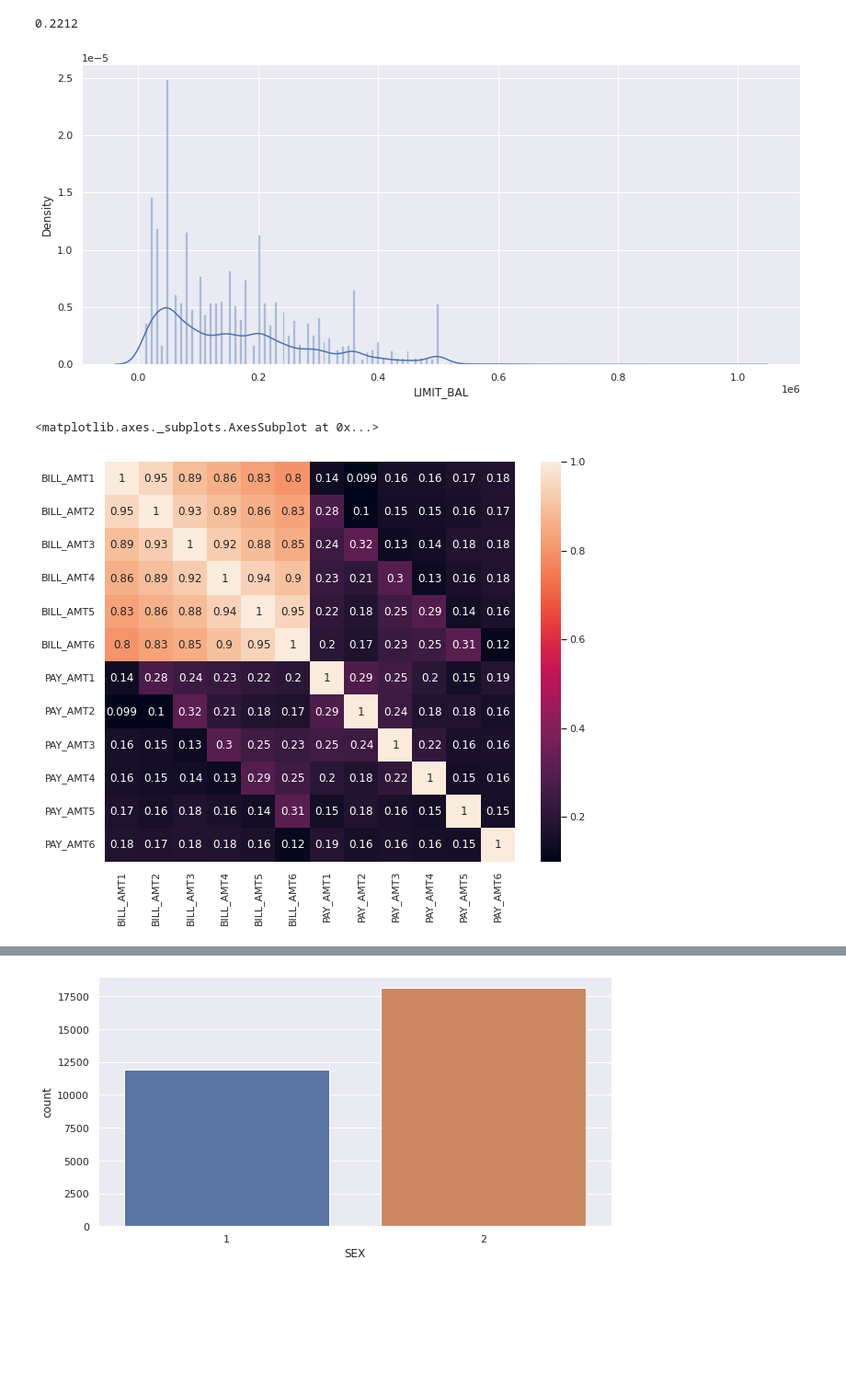
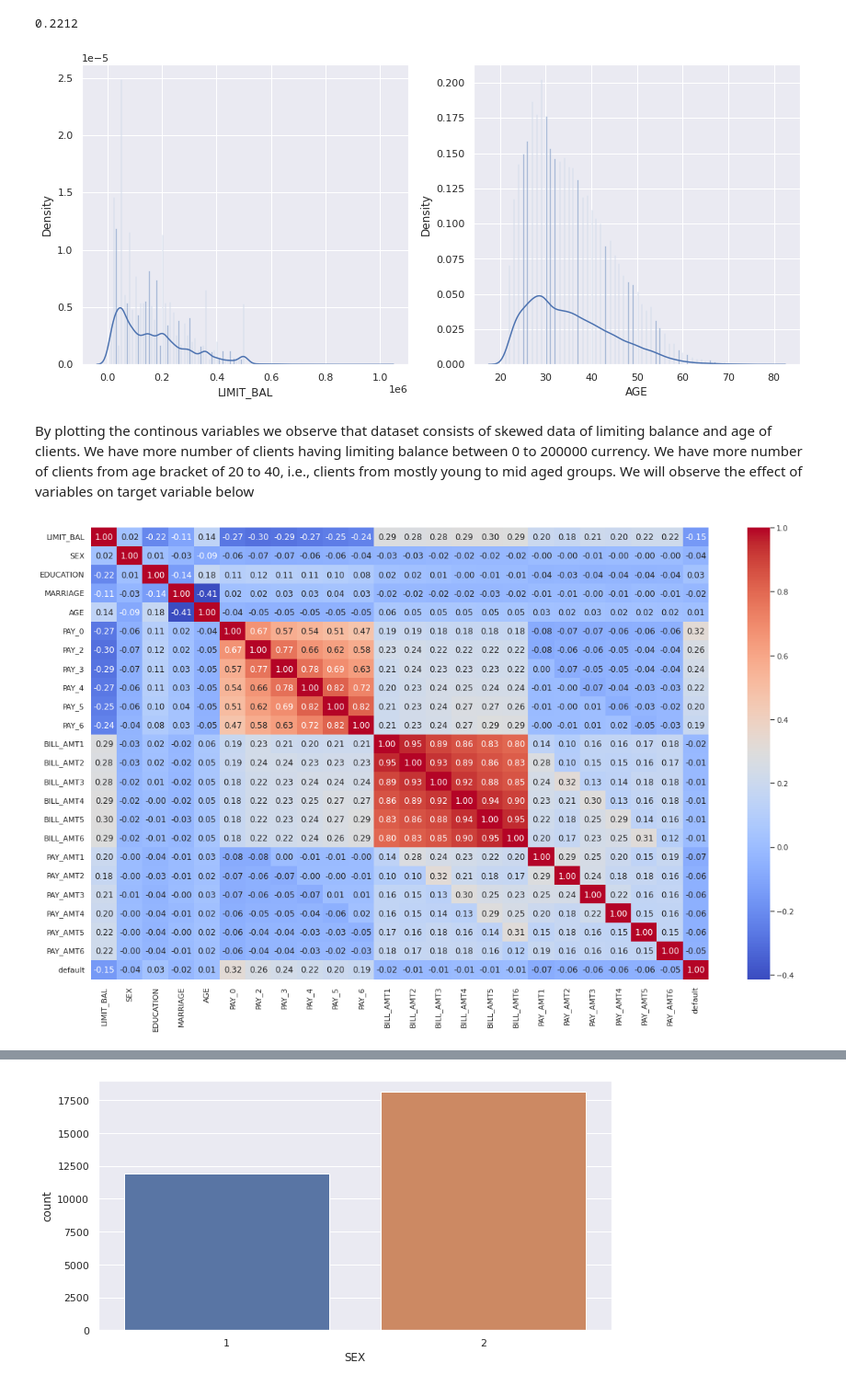
Before and after one commit to tushwagh/Credit-Card-Default-Prediction, a Jupyter notebook: Credit_Card_Default_Prediction_Capstone_Project.ipynb, the cells around one changed output, grey strips where cells are left out. Shown at 92% size. Saved outputs shown, nothing was run; the diff lists cells and outputs as text; code cells hidden in the pictures; blank space fills up the shorter version.

```diff
--- a/Credit_Card_Default_Prediction_Capstone_Project.ipynb
+++ b/Credit_Card_Default_Prediction_Capstone_Project.ipynb
@@ -284,13 +330,23 @@ print(df.default.sum()/len(df))
 0.2212
 # %%
 plt.figure(figsize=(14, 6))
+plt.subplot(121)
 sns.distplot(df.LIMIT_BAL, kde=True, bins=220)
+
+plt.subplot(122)
+sns.distplot(df.AGE,kde=True,bins=220)
+
 plt.show()
 # %% [output]
-[figure, old version]
+[figure, new version]
+# %% [markdown]
+By plotting the continous variables we observe that dataset consists of skewed data of limiting balance and age of clients.
+We have more number of clients having limiting balance between 0 to 200000 currency.
+We have more number of clients from age bracket of 20 to 40, i.e., clients from mostly young to mid aged groups.
+We will observe the effect of variables on target variable below
 # %%
-plt.figure(figsize=(10, 8))
-sns.heatmap(df.loc[:, 'BILL_AMT1':'PAY_AMT6'].corr(), annot=True)
+plt.figure(figsize=(20,12))
+sns.heatmap(df.corr(),annot=True,fmt='.2f',color='red',cmap='coolwarm')
+plt.show()
 # %% [output]
-<matplotlib.axes._subplots.AxesSubplot at 0x...>
-[figure, old version]
+[figure, new version]
```
Also changed, not shown: parts of 28 cells of this notebook.
